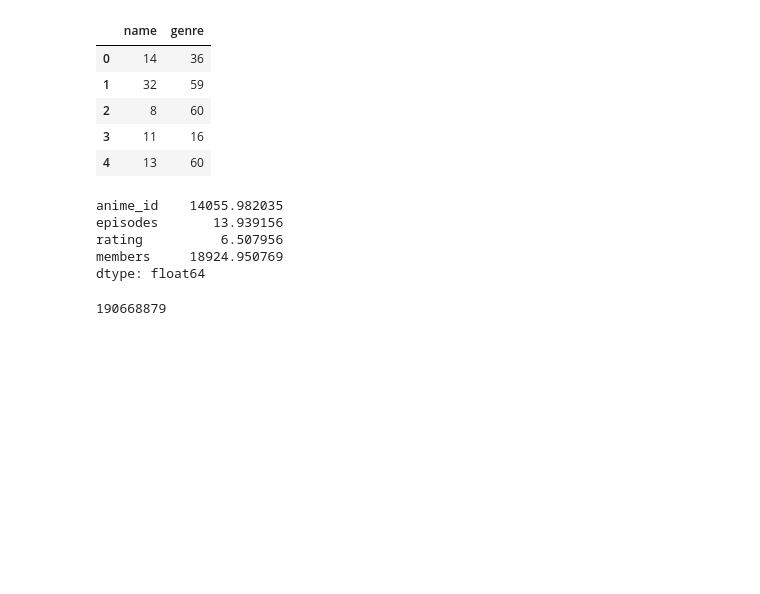
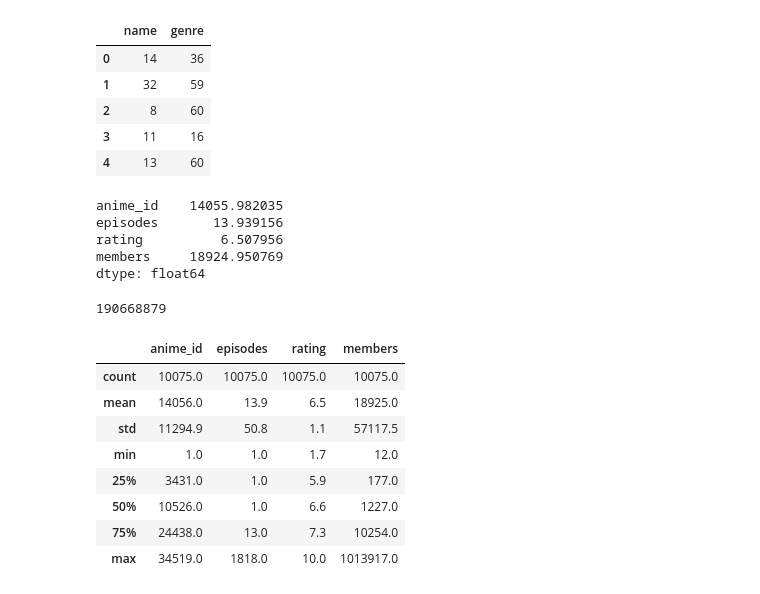
Before and after one commit to kaneshirok/jupyter_practice, a Jupyter notebook: three_chapter.ipynb, the cells around one changed output. Drawn from its saved outputs; the diff is of its cells as text; code cells hidden in the pictures; blank space fills up the shorter version.

```diff
--- a/three_chapter.ipynb
+++ b/three_chapter.ipynb
@@ -554,3 +554,15 @@ dtype: float64
 df['members'].sum()
 # %% [output]
 190668879
+# %%
+df.describe().round(1)
+# %% [output]
+|  | anime_id | episodes | rating | members |
+| count | 10075.0 | 10075.0 | 10075.0 | 10075.0 |
+| mean | 14056.0 | 13.9 | 6.5 | 18925.0 |
+| std | 11294.9 | 50.8 | 1.1 | 57117.5 |
+| min | 1.0 | 1.0 | 1.7 | 12.0 |
+| 25% | 3431.0 | 1.0 | 5.9 | 177.0 |
+| 50% | 10526.0 | 1.0 | 6.6 | 1227.0 |
+| 75% | 24438.0 | 13.0 | 7.3 | 10254.0 |
+| max | 34519.0 | 1818.0 | 10.0 | 1013917.0 |
```
Also changed, not shown: parts of 9 cells of this notebook.
